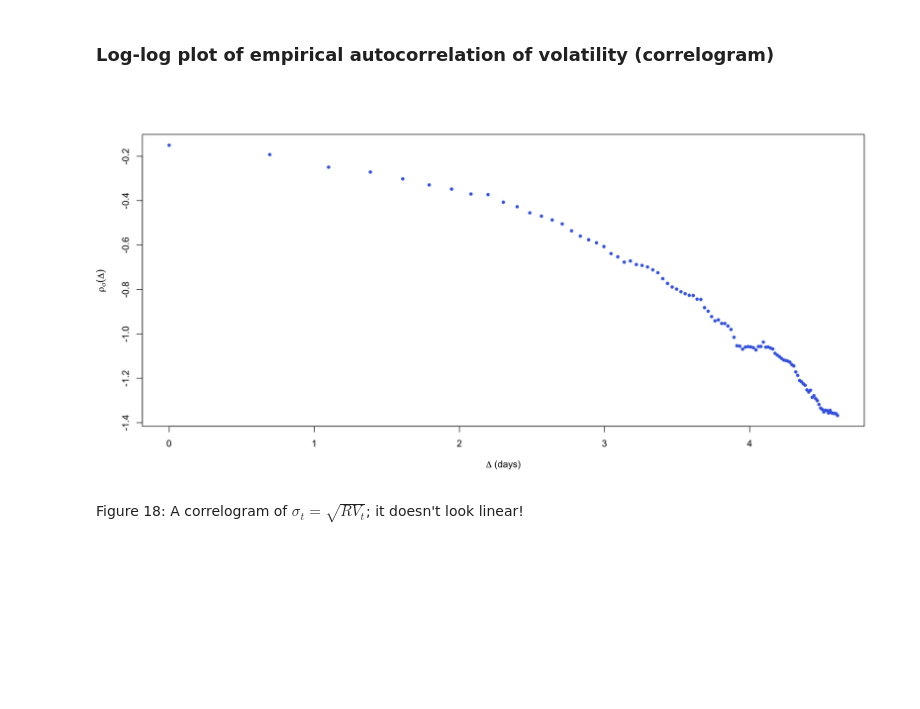
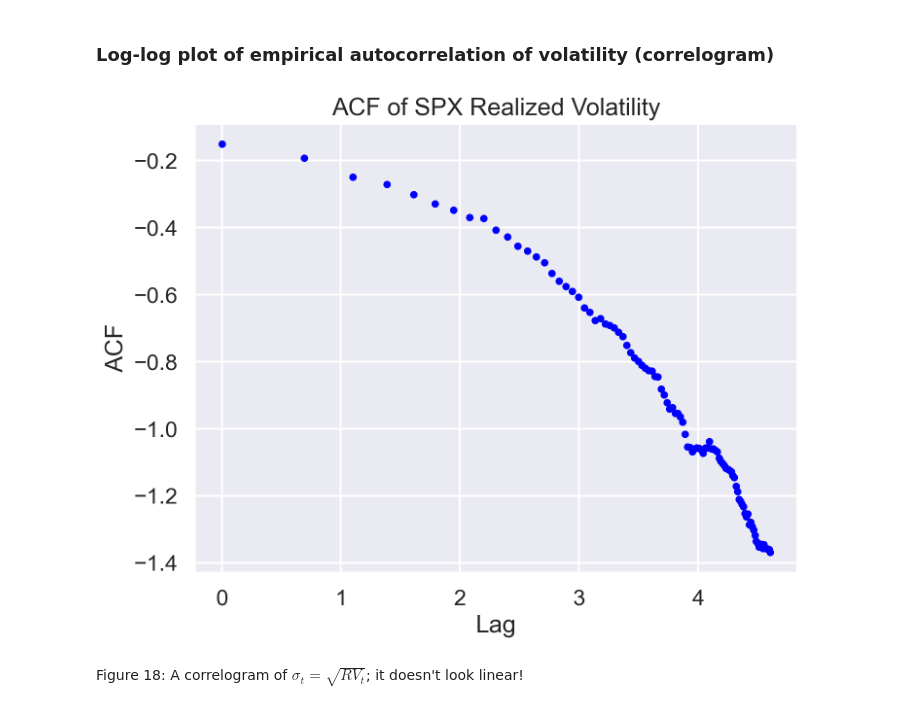
Before and after one commit to fbourgey/RoughVolatilityWorkshop, a Jupyter notebook: QM2024_1_Econometrics.ipynb, the cells around one changed output. Drawn from its saved outputs; the diff is of its cells as text; code cells hidden in the pictures; blank space fills up the shorter version.

```diff
--- a/QM2024_1_Econometrics.ipynb
+++ b/QM2024_1_Econometrics.ipynb
@@ -210,7 +211,7 @@ from scipy import stats
 sns.set_theme("talk")
 mpl.rcParams["figure.figsize"] = (8, 6)
 # %%
-df = pd.read_csv("oxford_rv_20220628.csv")
+df = pd.read_csv("data/oxford_rv_20220628.csv")
 df["date"] = pd.to_datetime(df["date"], utc=True)
 df.head()
 # %% [output]
@@ -841,15 +811,27 @@ is not stationary.
   - Using the GPH (Geweke-Porter-Hudak) estimator, they found $d$ around $0.35$ which implies that the ACF $\rho(\tau)  \sim \tau^{2\,d-1} = \tau ^{-0.3}$ as $\tau \to \infty$.
 # %% [markdown]
 ### Log-log plot of empirical autocorrelation of volatility (correlogram)
-# %%
-v <- as.numeric(rv.list[[".SPX"]])
-ac.sig <- acf(sqrt(v), lag = 100, plot = F)
-plot(log(ac.sig$lag[-1]), log(ac.sig$acf[-1]),
-     pch = 20,
-     ylab = expression(rho[sigma](Delta)), xlab = expression(paste(Delta, " (days)")), col = bl
-)
-# %% [output]
-[figure, removed]
+# %%
+nlags = 100
+acf_spx_realized_vol = stattools.acf(
+    spx_realized_vol, fft=False, adjusted=False, nlags=100
+)
+acf_spx_realized_vol = np.asarray(acf_spx_realized_vol)
+lags = np.arange(1, nlags + 1)
+
+fig, ax = plt.subplots()
+ax.plot(
+    np.log(lags),
+    np.log(acf_spx_realized_vol[1:]),
+    ".",
+    color="blue",
+)
+ax.set_xlabel("Lag")
+ax.set_ylabel("ACF")
+ax.set_title("ACF of SPX Realized Volatility")
+plt.show()
+# %% [output]
+[figure, added]
 # %% [markdown]
 Figure 18: A correlogram of $\sigma_t=\sqrt{RV_t}$; it doesn't look linear!
 # %% [markdown]
```
Also changed, not shown: parts of 46 cells of this notebook, 23 other files.
